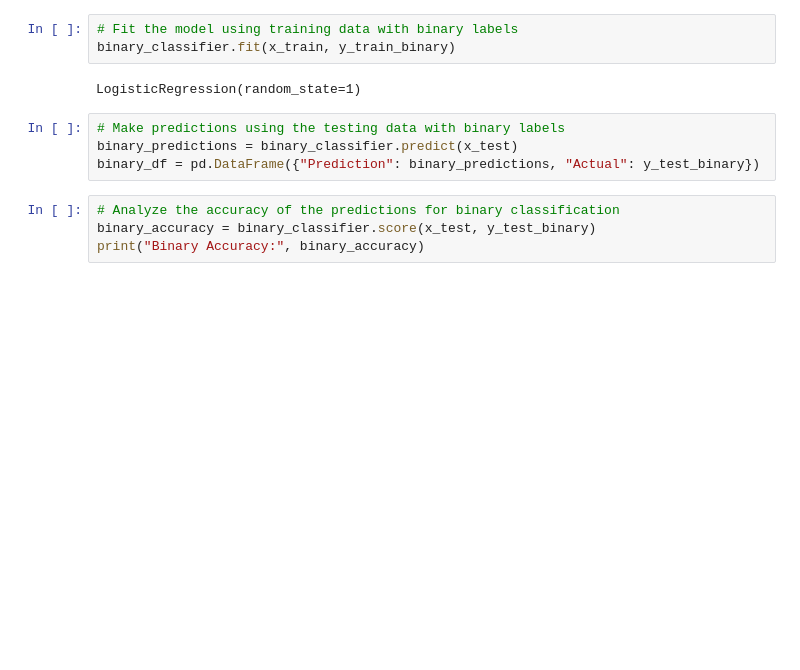
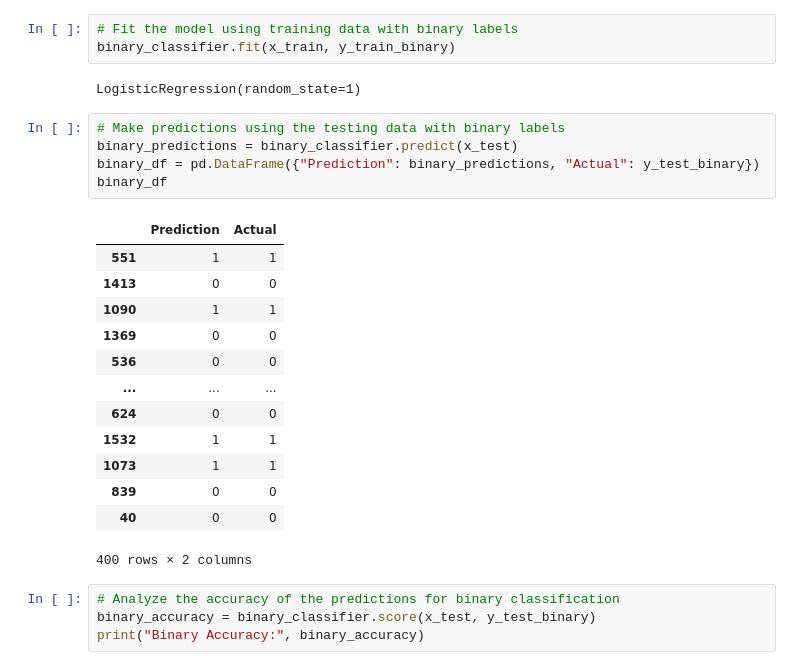
Before and after one commit to Npack08/Project_4, a Jupyter notebook: wine_quality_predictions.ipynb, the cells around one changed output. Cells and saved outputs as stored; diff of their text form; blank space fills up the shorter version.

```diff
--- a/wine_quality_predictions.ipynb
+++ b/wine_quality_predictions.ipynb
@@ -207,7 +208,22 @@ LogisticRegression(random_state=1)
 # %%
 # Make predictions using the testing data with binary labels
 binary_predictions = binary_classifier.predict(x_test)
 binary_df = pd.DataFrame({"Prediction": binary_predictions, "Actual": y_test_binary})
+binary_df
+# %% [output]
+|  | Prediction | Actual |
+| 551 | 1 | 1 |
+| 1413 | 0 | 0 |
+| 1090 | 1 | 1 |
+| 1369 | 0 | 0 |
+| 536 | 0 | 0 |
+| ... | ... | ... |
+| 624 | 0 | 0 |
+| 1532 | 1 | 1 |
+| 1073 | 1 | 1 |
+| 839 | 0 | 0 |
+| 40 | 0 | 0 |
+400 rows × 2 columns
 # %%
 # Analyze the accuracy of the predictions for binary classification
 binary_accuracy = binary_classifier.score(x_test, y_test_binary)
```
Also changed, not shown: parts of 13 cells of this notebook.
